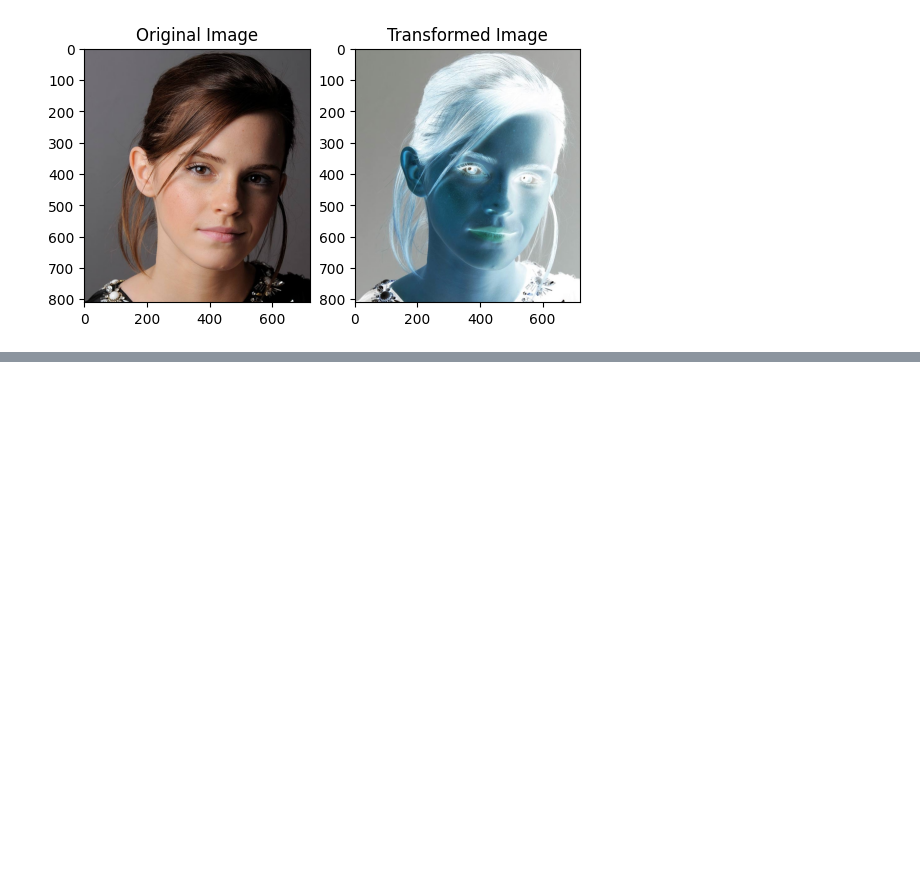
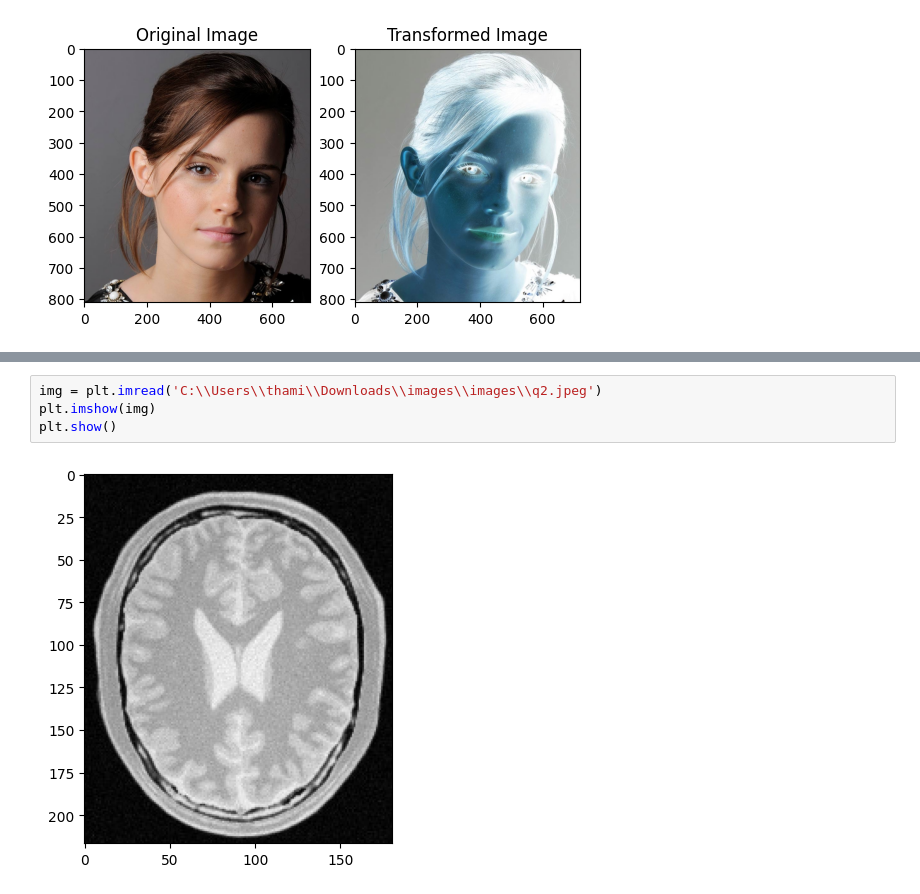
Before and after one commit to Thaminduu/Assignment_01, a Jupyter notebook: Untitled-1.ipynb, the cells around one changed output, grey strips where cells are left out. Cells and saved outputs as stored; diff of their text form; blank space fills up the shorter version.

```diff
--- a/Untitled-1.ipynb
+++ b/Untitled-1.ipynb
@@ -83,0 +94,6 @@ plt.show()
+# %%
+img = plt.imread('C:\\Users\\thami\\Downloads\\images\\images\\q2.jpeg')
+plt.imshow(img)
+plt.show()
+# %% [output]
+[figure, added]
```
Also changed, not shown: parts of 3 cells of this notebook.
